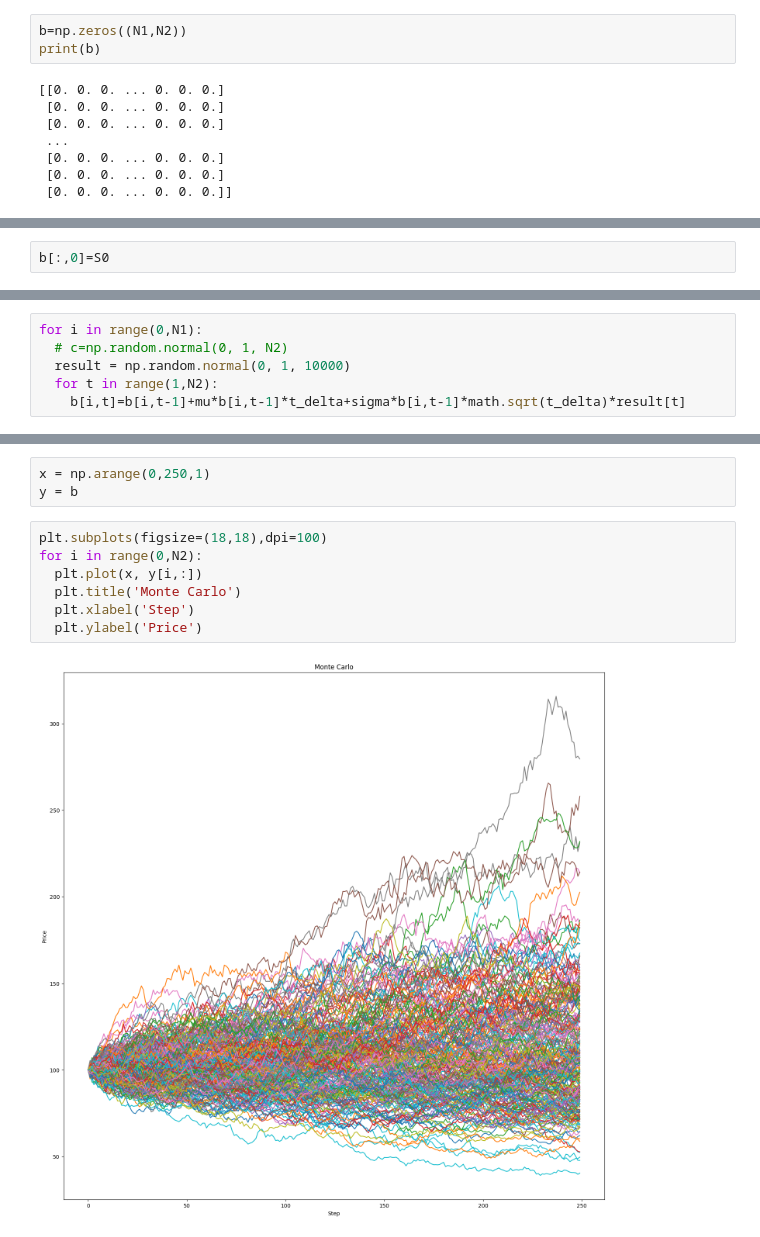
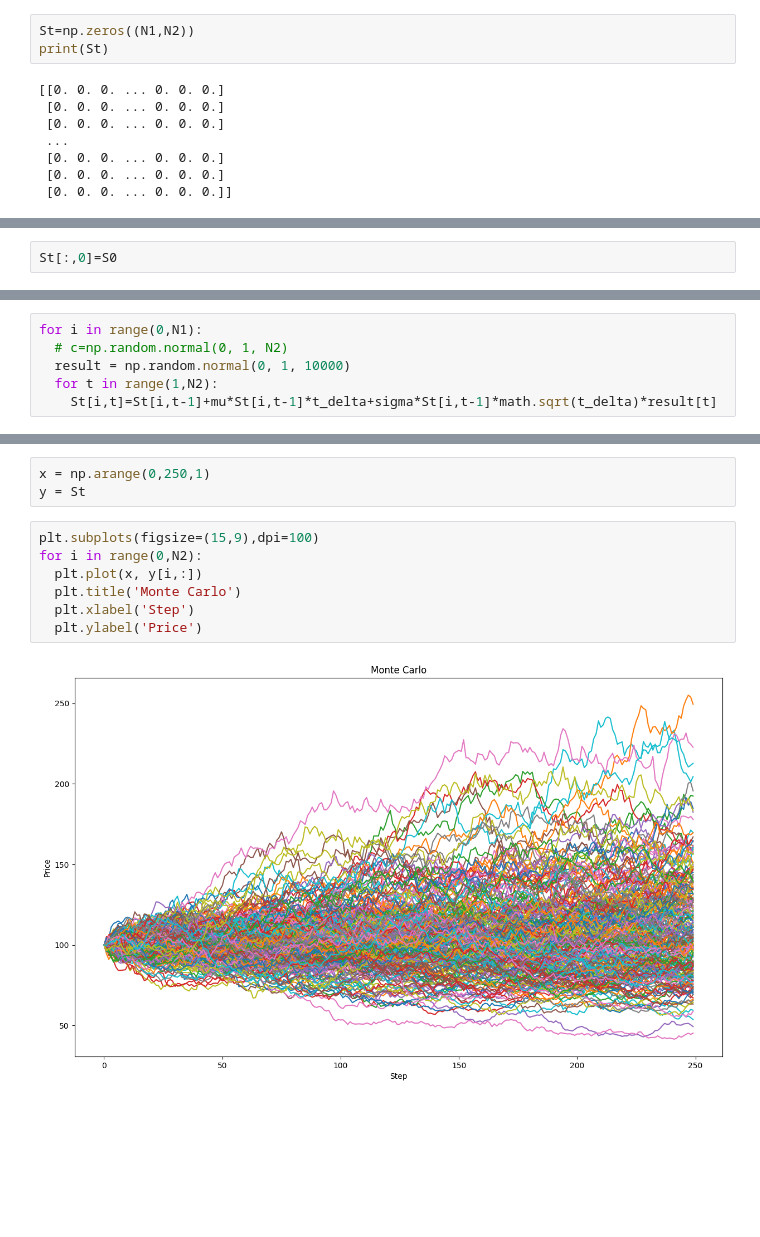
Before and after one commit to kdChen07/Financial_Engineering, a Jupyter notebook: Monte_Carlo_simulation.ipynb, the cells around one changed output, grey strips where cells are left out. Drawn from its saved outputs; the diff is of its cells as text; blank space fills up the shorter version.

```diff
--- a/Monte_Carlo_simulation.ipynb
+++ b/Monte_Carlo_simulation.ipynb
@@ -42,8 +41,8 @@ r=0.1
 sigma=0.3
 K=100
 # %%
-b=np.zeros((N1,N2))
-print(b)
+St=np.zeros((N1,N2))
+print(St)
 # %% [output]
 [[0. 0. 0. ... 0. 0. 0.]
  [0. 0. 0. ... 0. 0. 0.]
@@ -59,2 +62,2 @@ b.shape[0]
 # %%
-b[:,0]=S0
+St[:,0]=S0
@@ -73,4 +76,4 @@ for i in range(0,N1):
   # c=np.random.normal(0, 1, N2)
   result = np.random.normal(0, 1, 10000)
   for t in range(1,N2):
-    b[i,t]=b[i,t-1]+mu*b[i,t-1]*t_delta+sigma*b[i,t-1]*math.sqrt(t_delta)*result[t]
+    St[i,t]=St[i,t-1]+mu*St[i,t-1]*t_delta+sigma*St[i,t-1]*math.sqrt(t_delta)*result[t]
@@ -93,12 +96,12 @@ array([[100.        ,  98.3133079 ,  99.20797825, ..., 105.83147951,
 # %%
 x = np.arange(0,250,1)
-y = b
+y = St
 # %%
-plt.subplots(figsize=(18,18),dpi=100)
+plt.subplots(figsize=(15,9),dpi=100)
 for i in range(0,N2):
   plt.plot(x, y[i,:])
   plt.title('Monte Carlo')
   plt.xlabel('Step')
   plt.ylabel('Price')
 # %% [output]
-[figure, old version]
+[figure, new version]
```
Also changed, not shown: parts of 14 cells of this notebook.
